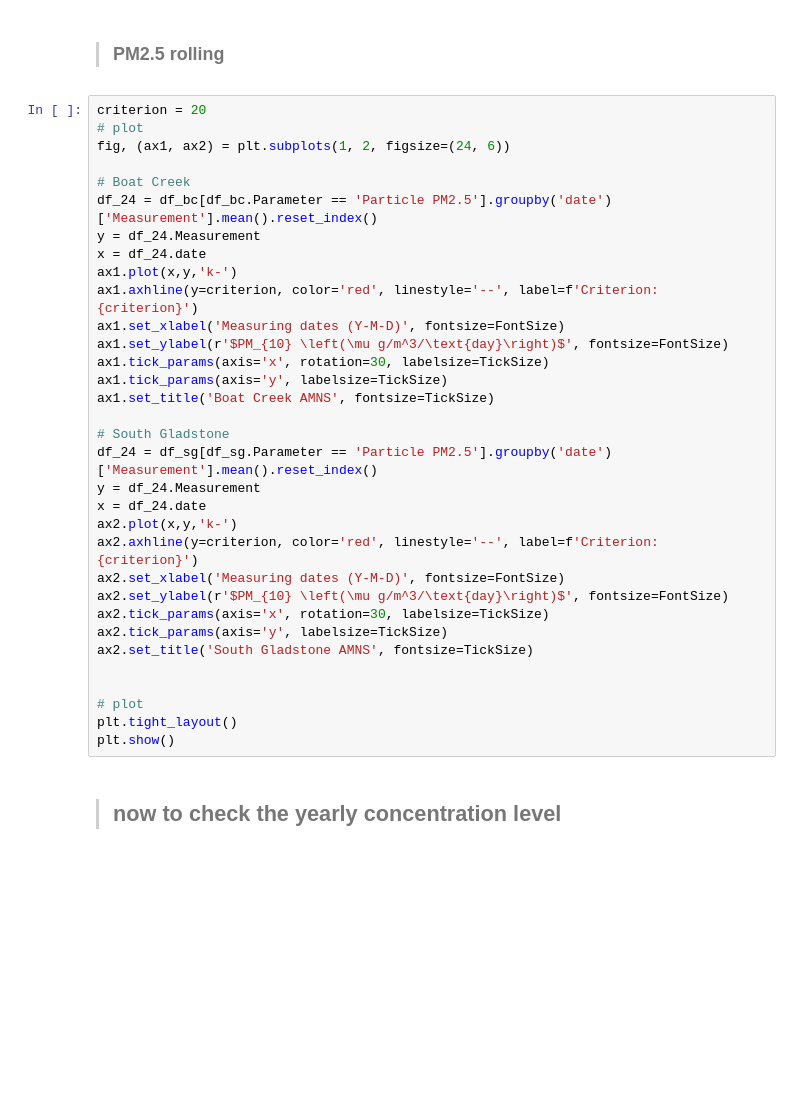
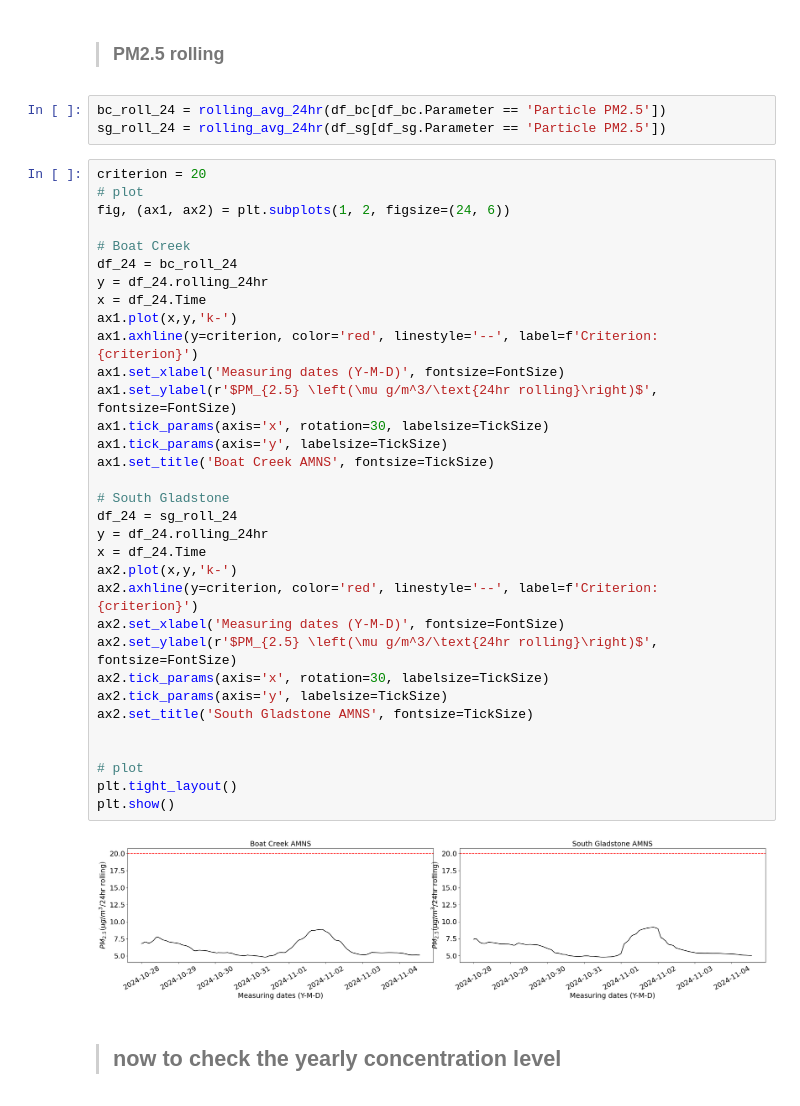
Before and after one commit to GinnCheng/DA_AQ_hub, a Jupyter notebook: main_script.ipynb, the cells around one changed output. Saved outputs shown, nothing was run; the diff lists cells and outputs as text; blank space fills up the shorter version.

```diff
--- a/main_script.ipynb
+++ b/main_script.ipynb
@@ -344,38 +340,43 @@ plt.show()
 # %% [markdown]
 > ### PM2.5 rolling
+# %%
+bc_roll_24 = rolling_avg_24hr(df_bc[df_bc.Parameter == 'Particle PM2.5'])
+sg_roll_24 = rolling_avg_24hr(df_sg[df_sg.Parameter == 'Particle PM2.5'])
 # %%
 criterion = 20
 # plot
 fig, (ax1, ax2) = plt.subplots(1, 2, figsize=(24, 6))
 
 # Boat Creek
-df_24 = df_bc[df_bc.Parameter == 'Particle PM2.5'].groupby('date')['Measurement'].mean().reset_index()
-y = df_24.Measurement
-x = df_24.date
+df_24 = bc_roll_24
+y = df_24.rolling_24hr
+x = df_24.Time
 ax1.plot(x,y,'k-')
 ax1.axhline(y=criterion, color='red', linestyle='--', label=f'Criterion: {criterion}')
 ax1.set_xlabel('Measuring dates (Y-M-D)', fontsize=FontSize)
-ax1.set_ylabel(r'$PM_{10} \left(\mu g/m^3/\text{day}\right)$', fontsize=FontSize)
+ax1.set_ylabel(r'$PM_{2.5} \left(\mu g/m^3/\text{24hr rolling}\right)$', fontsize=FontSize)
 ax1.tick_params(axis='x', rotation=30, labelsize=TickSize)
 ax1.tick_params(axis='y', labelsize=TickSize)
 ax1.set_title('Boat Creek AMNS', fontsize=TickSize)
 
 # South Gladstone
-df_24 = df_sg[df_sg.Parameter == 'Particle PM2.5'].groupby('date')['Measurement'].mean().reset_index()
-y = df_24.Measurement
-x = df_24.date
+df_24 = sg_roll_24
+y = df_24.rolling_24hr
+x = df_24.Time
 ax2.plot(x,y,'k-')
 ax2.axhline(y=criterion, color='red', linestyle='--', label=f'Criterion: {criterion}')
 ax2.set_xlabel('Measuring dates (Y-M-D)', fontsize=FontSize)
-ax2.set_ylabel(r'$PM_{10} \left(\mu g/m^3/\text{day}\right)$', fontsize=FontSize)
+ax2.set_ylabel(r'$PM_{2.5} \left(\mu g/m^3/\text{24hr rolling}\right)$', fontsize=FontSize)
 ax2.tick_params(axis='x', rotation=30, labelsize=TickSize)
 ax2.tick_params(axis='y', labelsize=TickSize)
 ax2.set_title('South Gladstone AMNS', fontsize=TickSize)
 
 
 # plot
 plt.tight_layout()
 plt.show()
+# %% [output]
+[figure, added]
 # %% [markdown]
 > ## now to check the yearly concentration level
 # %% [markdown]
```
Also changed, not shown: parts of 6 cells of this notebook.
